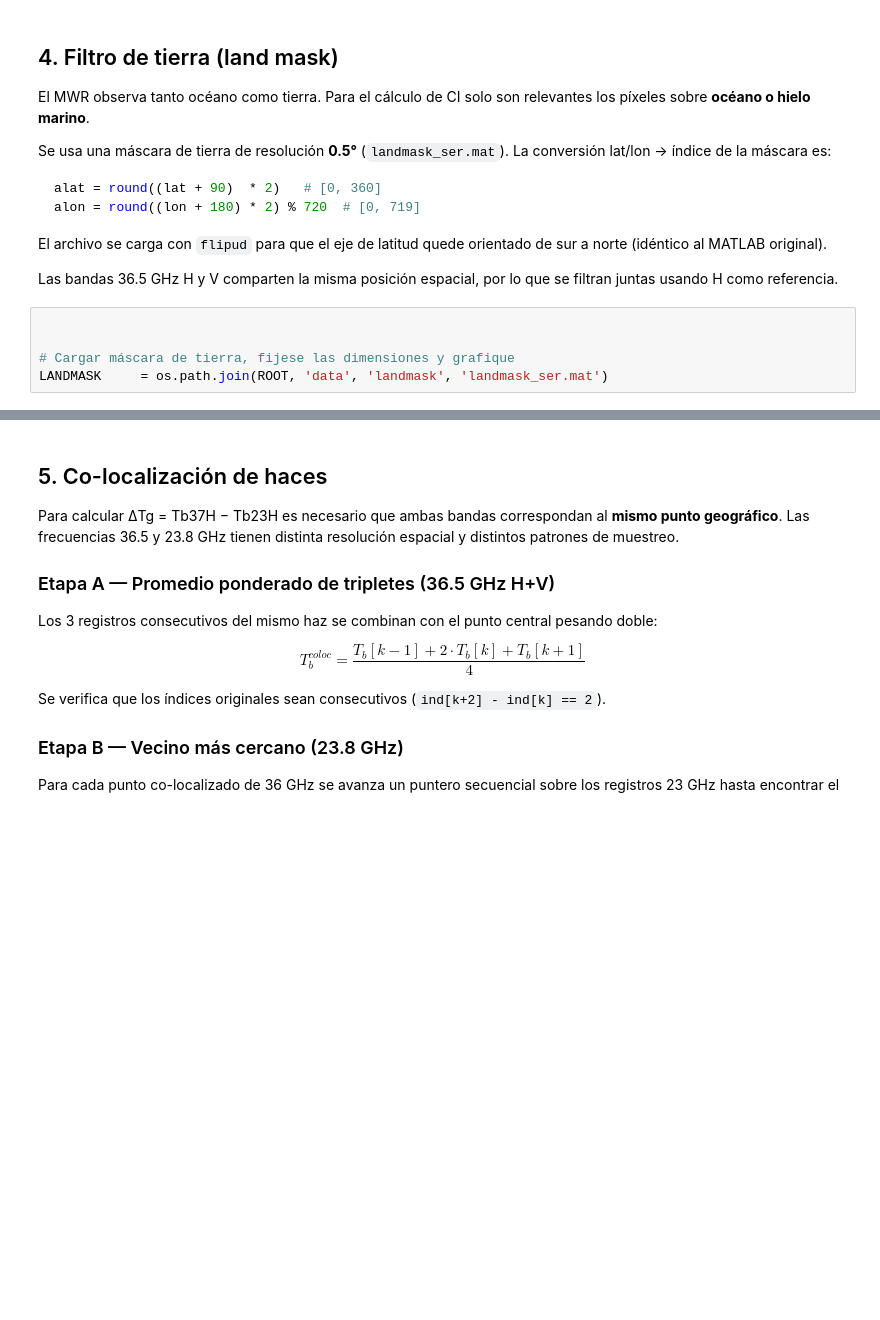
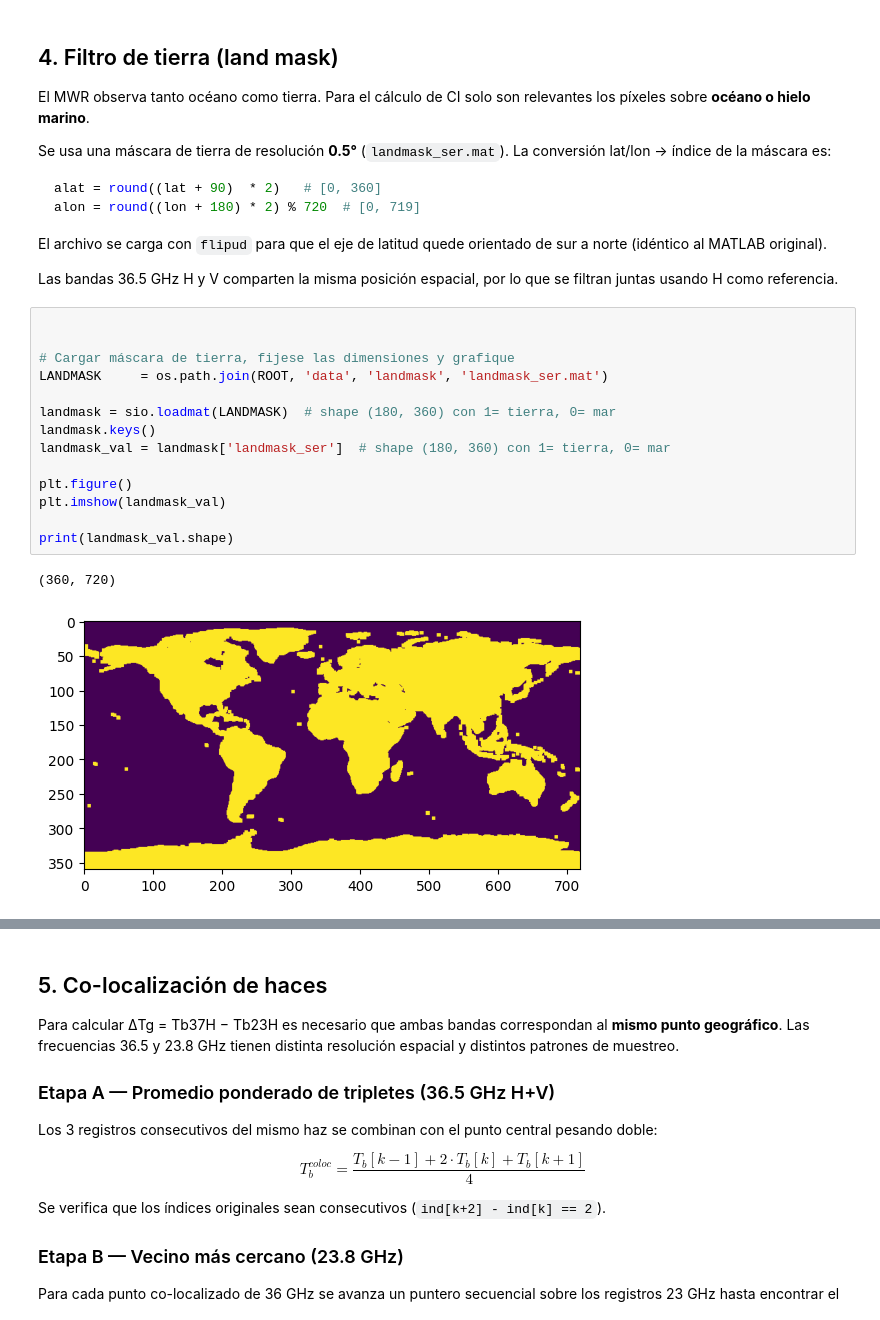
Before and after one commit to sebaheredia-unc/M5-P4-Exc, a Jupyter notebook: Scripts/Python/TP4_MwrIcePipeline.ipynb, the cells around one changed output, grey strips where cells are left out. Drawn from its saved outputs; the diff is of its cells as text; blank space fills up the shorter version.

```diff
--- a/Scripts/Python/TP4_MwrIcePipeline.ipynb
+++ b/Scripts/Python/TP4_MwrIcePipeline.ipynb
@@ -514,6 +515,18 @@ por lo que se filtran juntas usando H como referencia.
 # %%
 
 
 # Cargar máscara de tierra, fijese las dimensiones y grafique
 LANDMASK     = os.path.join(ROOT, 'data', 'landmask', 'landmask_ser.mat')
+
+landmask = sio.loadmat(LANDMASK)  # shape (180, 360) con 1= tierra, 0= mar
+landmask.keys()
+landmask_val = landmask['landmask_ser']  # shape (180, 360) con 1= tierra, 0= mar
+
+plt.figure()
+plt.imshow(landmask_val)
+
+print(landmask_val.shape)
+# %% [output]
+(360, 720)
+[figure, added]
 # %%
```
Also changed, not shown: parts of 5 cells of this notebook.
